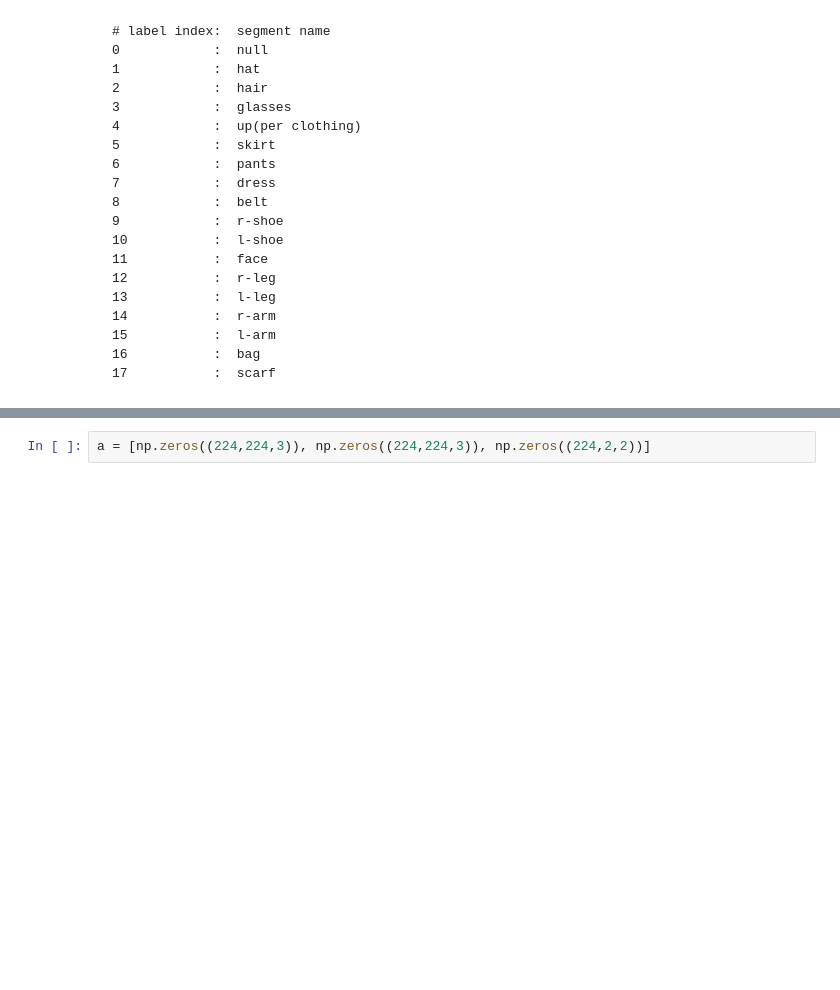
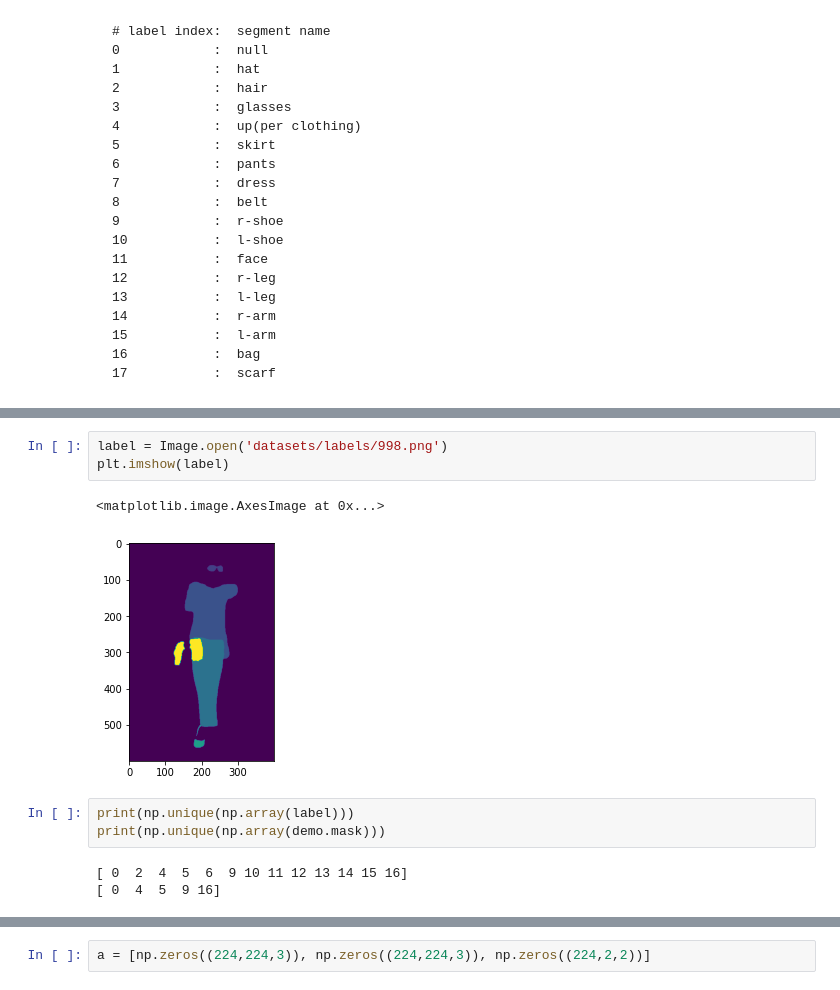
Before and after one commit to ntg2208/SC_FashionPlus, a Jupyter notebook: retrieval.ipynb, the cells around one changed output, grey strips where cells are left out. Drawn from its saved outputs; the diff is of its cells as text; blank space fills up the shorter version.

```diff
--- a/retrieval.ipynb
+++ b/retrieval.ipynb
@@ -177,3 +257,15 @@ for img in tqdm(files):
+# %%
+label = Image.open('datasets/labels/998.png')
+plt.imshow(label)
+# %% [output]
+<matplotlib.image.AxesImage at 0x...>
+[figure, added]
+# %%
+print(np.unique(np.array(label)))
+print(np.unique(np.array(demo.mask)))
+# %% [output]
+[ 0  2  4  5  6  9 10 11 12 13 14 15 16]
+[ 0  4  5  9 16]
 # %%
 image = 'datasets/humanparsing/train_img/dataset10k_7017.jpg'
 # image = 'datasets/humanparsing/train_img/2500_509.jpg'
```
Also changed, not shown: parts of 31 cells of this notebook, 5 other files.
